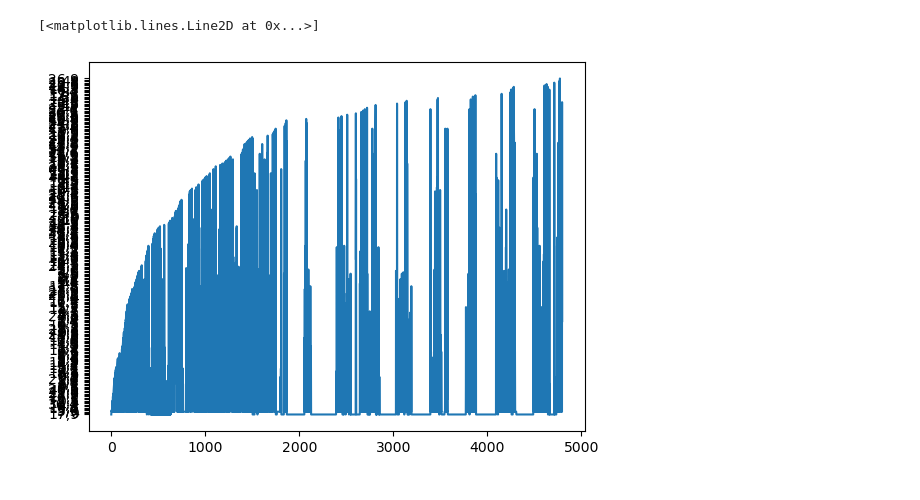
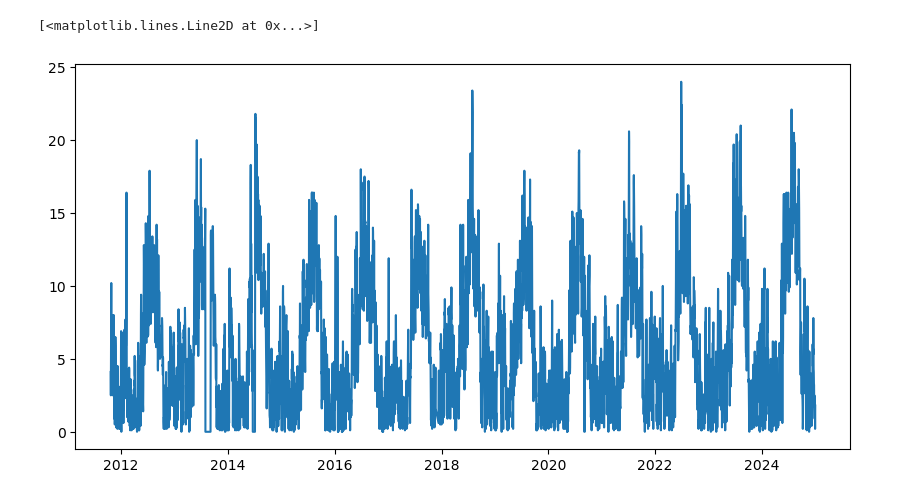
Before and after one commit to trhaugen/troms_weather, a Jupyter notebook: scripts/temperature_reading.ipynb, the cells around one changed output. Cells and saved outputs as stored; diff of their text form; code cells hidden in the pictures.

```diff
--- a/scripts/temperature_reading.ipynb
+++ b/scripts/temperature_reading.ipynb
@@ -31,5 +9,0 @@ temp_rename
-# %%
-plt.plot(temp_rename['precipitation'])
-# %% [output]
-[<matplotlib.lines.Line2D at 0x...>]
-[figure, removed]
@@ -35,0 +15,20 @@ plt.plot(temp_rename['precipitation'])
+# %%
+# Load and clean date for analysis
+temperature = pd.read_csv('../data/kvaloysletta.csv', sep=';', on_bad_lines='skip'
+                          , parse_dates=['Tid(norsk normaltid)'])[:-1]
+kvaloya_data = temperature.rename(columns={'Navn': 'name', 'Stasjon':'stasjon',
+                                          'Tid(norsk normaltid)': 'date',
+                                          'Middeltemperatur (døgn)': 'mean_temp',
+                                          'Nedbør (døgn)': 'precipitation'})
+
+kvaloya_data = new_df(kvaloya_data).replace({',':'.', '-':'0'}, regex=True)
+kvaloya_data = kvaloya_data.astype({'mean_temp': float, 'precipitation': float,
+                                    }).sort_values('date')
+# %%
+fig, ax = plt.subplots(figsize=(10, 5))
+#ax.xaxis.set_major_formatter(mdates.DateFormatter('%Y-%m-%d'))  # Format: YYYY-MM-DD
+#ax.xaxis.set_major_locator(mdates.DayLocator(interval=1))
+plt.plot(kvaloya_data['date'],kvaloya_data['mean_temp'])
+# %% [output]
+[<matplotlib.lines.Line2D at 0x...>]
+[figure, added]
```
Also changed, not shown: parts of 4 cells of this notebook, 4 other files.
